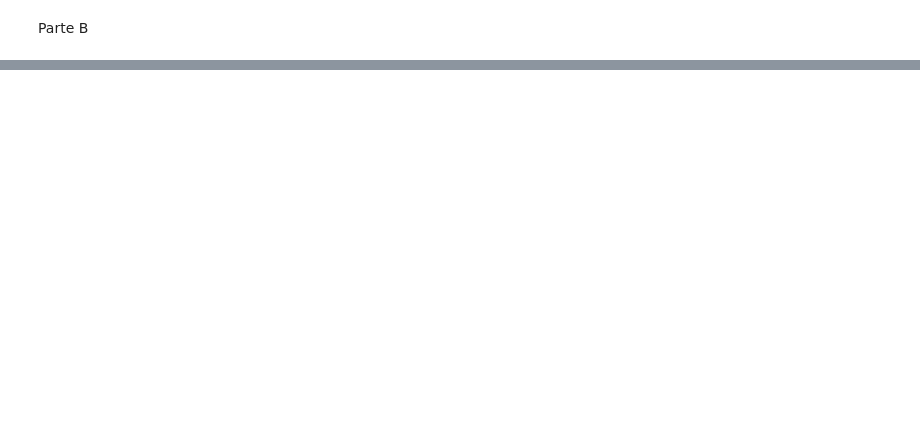
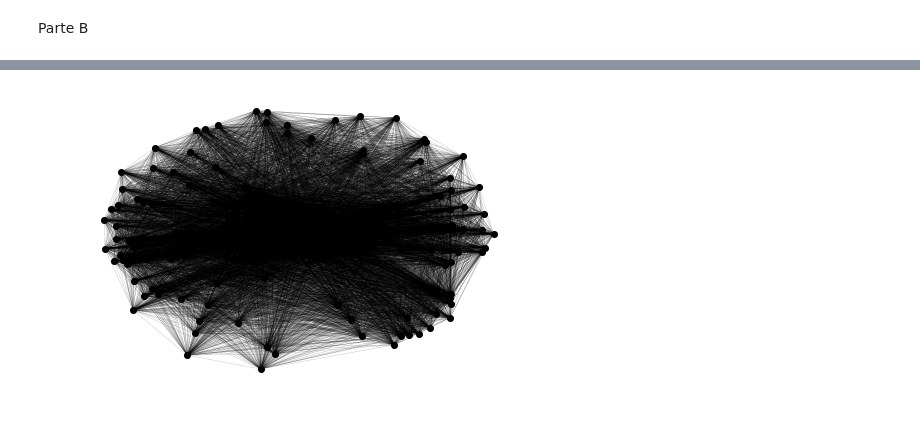
Before and after one commit to ricardotetti/pattern_recognition_and_analisys, a Jupyter notebook: proj_6/iris_network.ipynb, the cells around one changed output, grey strips where cells are left out. Saved outputs shown, nothing was run; the diff lists cells and outputs as text; code cells hidden in the pictures; blank space fills up the shorter version.

```diff
--- a/proj_6/iris_network.ipynb
+++ b/proj_6/iris_network.ipynb
@@ -33,0 +169,15 @@ Parte B
+# %%
+A = np.array(laplacian)
+G = nx.from_numpy_matrix(A)
+
+options = {
+    'node_color': 'black',
+    'node_size': 50,
+    'line_color': 'dimgrey',
+    'linewidths': 0,
+    'width': 0.1,
+}
+nx.draw(G, **options)
+plt.show()
+# %% [output]
+[figure, added]
```
Also changed, not shown: parts of 10 cells of this notebook.
